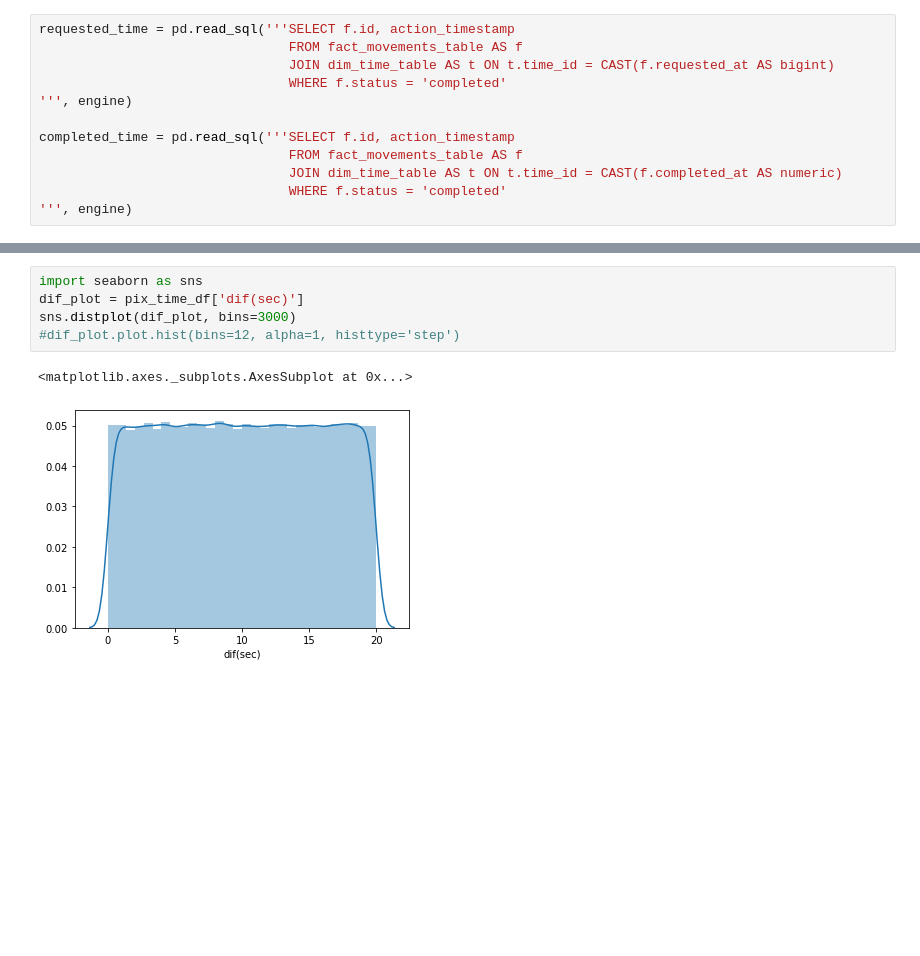
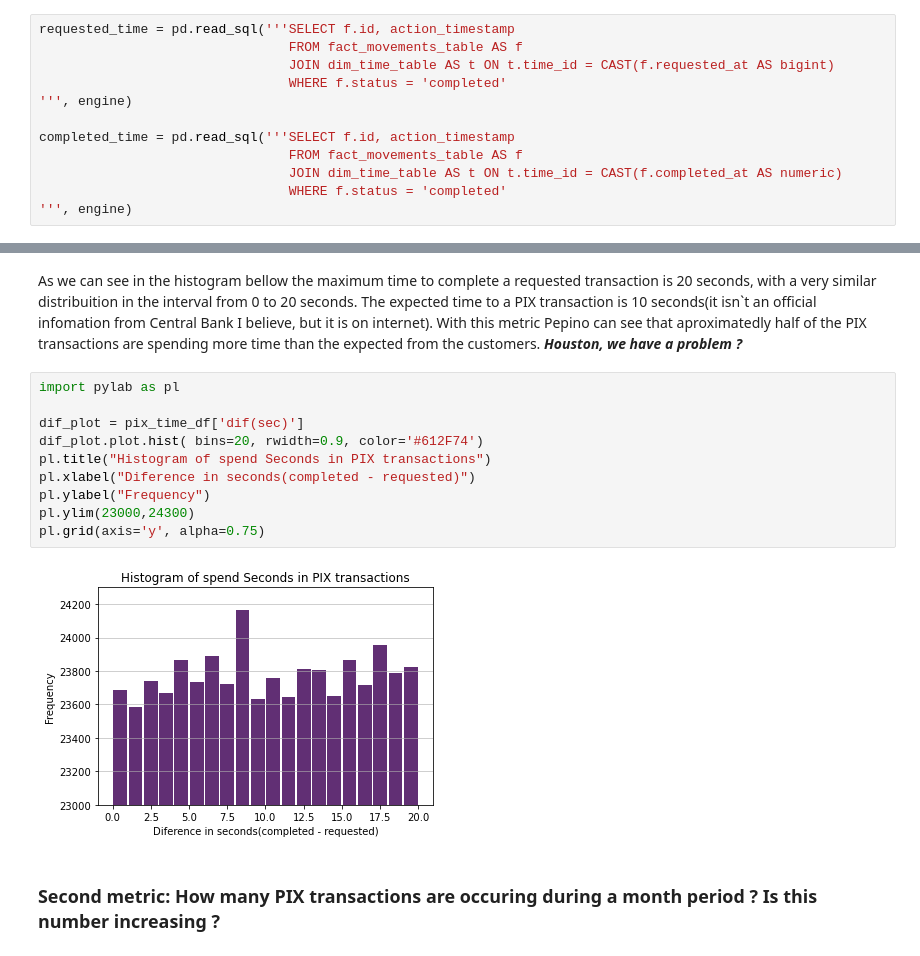
Before and after one commit to fpmacedo/Nubank-Analytics-Engineer-Case, a Jupyter notebook: etl.ipynb, the cells around one changed output, grey strips where cells are left out. Cells and saved outputs as stored; diff of their text form; blank space fills up the shorter version.

Commit message:
one more metric

```diff
--- a/etl.ipynb
+++ b/etl.ipynb
@@ -545,8 +545,16 @@ pix_time_df.head()
-# %%
-import seaborn as sns
-dif_plot = pix_time_df['dif(sec)']
-sns.distplot(dif_plot, bins=3000)
-#dif_plot.plot.hist(bins=12, alpha=1, histtype='step')
-# %% [output]
-<matplotlib.axes._subplots.AxesSubplot at 0x...>
-[figure, removed]
+# %% [markdown]
+As we can see in the histogram bellow the maximum time to complete a requested transaction is 20 seconds, with a very similar distribuition in the interval from 0 to 20 seconds. The expected time to a PIX transaction is 10 seconds(it isn`t an official infomation from Central Bank I believe, but it is on internet). With this metric Pepino can see that aproximatedly half of the PIX transactions are spending more time than the expected from the customers. ***Houston, we have a problem ?***
+# %%
+import pylab as pl
+
+dif_plot = pix_time_df['dif(sec)']
+dif_plot.plot.hist( bins=20, rwidth=0.9, color='#612F74')
+pl.title("Histogram of spend Seconds in PIX transactions")
+pl.xlabel("Diference in seconds(completed - requested)")
+pl.ylabel("Frequency")
+pl.ylim(23000,24300)
+pl.grid(axis='y', alpha=0.75)
+# %% [output]
+[figure, added]
+# %% [markdown]
+### Second metric: How many PIX transactions are occuring during a month period ? Is this number increasing ?
```
Also changed, not shown: parts of 9 cells of this notebook.
